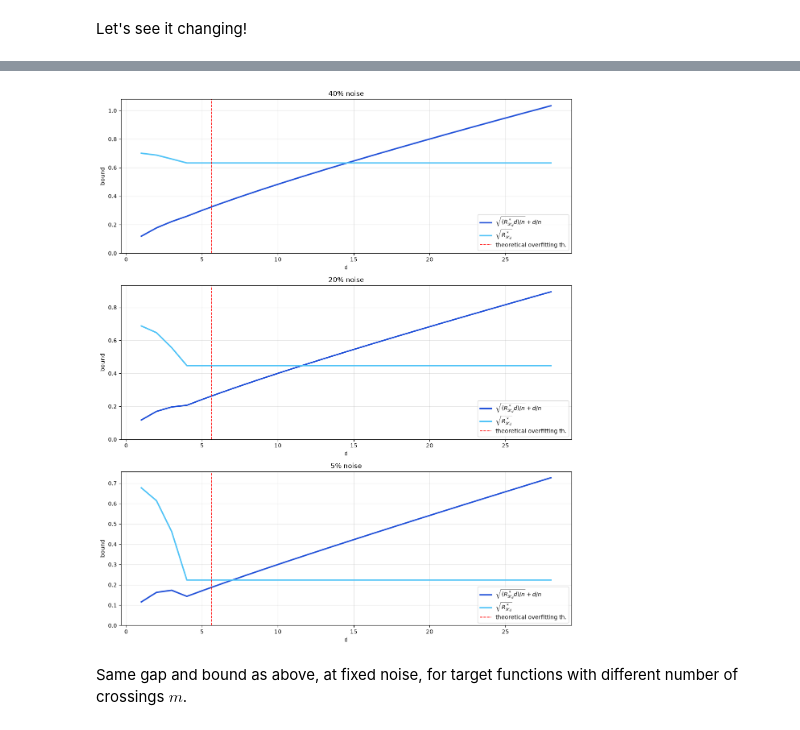
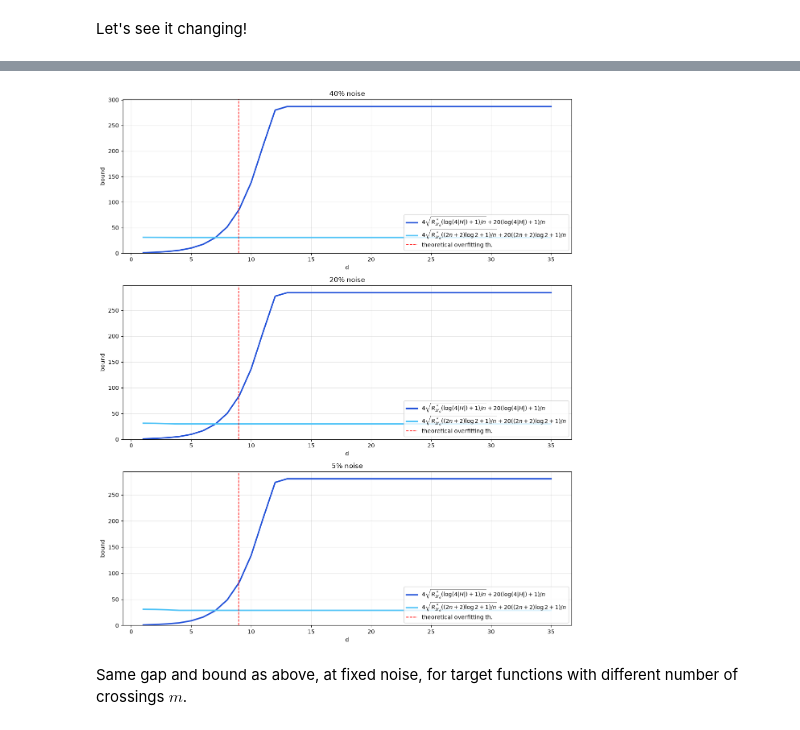
Before and after one commit to matildedol/tesi, a Jupyter notebook: source/experiments.ipynb, the cells around one changed output, grey strips where cells are left out. Cells and saved outputs as stored; diff of their text form; code cells hidden in the pictures.

```diff
--- a/source/experiments.ipynb
+++ b/source/experiments.ipynb
@@ -65,14 +65,0 @@ obtained by Theorem 2.5 in Section 2 and $\log \vert\mathcal H_d\vert \le d$.
-# %%
-# find C for convenient scaling of the bound
-# only the bound, no models to fit: compare its range with the empirical gap (pic1)
-bound = np.vectorize(union_bound)(depths, data_size_tr, C = C_unionbound)
-print(f'C = {C_unionbound}: bound from {bound.min():.3f} to {bound.max():.3f}')
-
-fig, ax = plt.subplots(figsize=(10, 5))
-ax.plot(depths, bound, color='gray', linestyle='--', marker='o', label=rf'{C_unionbound} $\cdot$ ' + BOUND_LABELS["unionbound"])
-ax.axvline(np.log2(data_size_tr), color='red', linestyle='--', linewidth=1.2, label='theoretical overfitting th.')
-ax.set_ylim(bottom=0)
-ax.set_xlabel('d'); ax.set_ylabel('bound')
-ax.legend(); ax.grid(True, alpha=0.3)
-plt.tight_layout()
-plt.show()
@@ -159,17 +143,16 @@ fig, axs = plt.subplots(3, 1, figsize=(12, 14))
 for ax, my_num_crossings in zip(axs.flat, my_nums_crossings):
     my_sine_f = partial(sine, m = my_num_crossings)
     # same noise level for every m
-    my_noise_sigma = sigma_for_p(my_sine_f, noise_p)
     # build test set
     x_test = sample_x(data_size_test, supp_size)
-    y_test = sample_y(x=x_test, f=my_sine_f, sigma=my_noise_sigma)
+    y_test = sample_y(x=x_test, f=my_sine_f, sigma=noise_sigma)
 
     # build models and do plots
     hat_Rs, Rs, gaps, std_hat_Rs, std_Rs, std_gaps, predictions, x, y, x_grid = main_loop(
         x_test, y_test, n=data_size_tr, noise_type = "gaussian",
-        sigma=my_noise_sigma, T=num_iter, model=mymodel, f=my_sine_f, N=supp_size)
+        sigma=noise_sigma, T=num_iter, model=mymodel, f=my_sine_f, N=supp_size)
     plots(hat_Rs, Rs, gaps, std_hat_Rs=std_hat_Rs, std_Rs=std_Rs, std_gaps=std_gaps,
-          n=data_size_tr, noise_type = "gaussian", sigma=my_noise_sigma, T=num_iter, model=mymodel,
+          n=data_size_tr, noise_type = "gaussian", sigma=noise_sigma, T=num_iter, model=mymodel,
           one=False, three=False, axes=[ax],
           bound_name = "rademmassart", bound_params = {"C": C_rademmassart})
     ax.legend(title=f'm = {my_num_crossings}')
@@ -290,28 +271,30 @@ plt.show()
 # %%
 # plot the two terms of the bound
 fig, axs = plt.subplots(3, 1, figsize=(12, 14))
 
 for ax, my_noise_p in zip(axs.flat, my_noise_ps):
     my_R_star_d = R_star_d_by_p[my_noise_p]
-    log_H = log_card_H(depths)
+    n = data_size_tr
 
     # same two terms as in noise_approxerr_bound
-    term_one = C_noiseapproxerr * (np.sqrt((my_R_star_d * log_H) / data_size_tr) + log_H / data_size_tr)
-    term_two = np.sqrt(my_R_star_d)
+    L = np.array([(math.log(4 * card_H(d)) + 1) / n for d in depths])
+    M = ((2*n + 2) * np.log(2) + 1) / n
+    term_one = 4 * np.sqrt(my_R_star_d * L) + 20 * L
+    term_two = 4 * np.sqrt(my_R_star_d * M) + 20 * M
 
-    ax.plot(depths, term_one, color='#1F4FD8', linewidth=2.5, label=r'$\sqrt{(R^*_{\mathscr{H}_d} d)/n} + d/n$')
-    ax.plot(depths, term_two, color='#4FC3F7', linewidth=2.5, label=r'$\sqrt{R^*_{\mathscr{H}_d}}$')
+    ax.plot(depths, term_one, color='#1F4FD8', linewidth=2.5, label=r'$4\sqrt{R^*_{\mathscr{H}_d} (\log(4\vert H\vert)+1)/n} + 20(\log(4\vert H\vert)+1)/n$')
+    ax.plot(depths, term_two, color='#4FC3F7', linewidth=2.5, label=r'$4\sqrt{R^*_{\mathscr{H}_d} ((2n+2)\log 2+1)/n} + 20((2n+2)\log 2+1)/n$')
     ax.axvline(np.log2(data_size_tr), color='red', linestyle='--', linewidth=1.2, label='theoretical overfitting th.')
     ax.set_ylim(bottom=0)
     ax.set_xlabel('d'); ax.set_ylabel('bound')
     ax.legend(loc='lower right'); ax.grid(True, alpha=0.3)
     ax.set_title(noise_label(my_noise_p))
 
 plt.tight_layout()
 fig.savefig(out_dir + 'pic7.png', bbox_inches='tight')
 plt.show()
 # %% [output]
-[figure, old version]
+[figure, new version]
 # %% [markdown]
 
 Same gap and bound as above, at fixed noise, for target functions with different number of crossings $m$.
```
Also changed, not shown: parts of 13 cells of this notebook, 9 other files.
